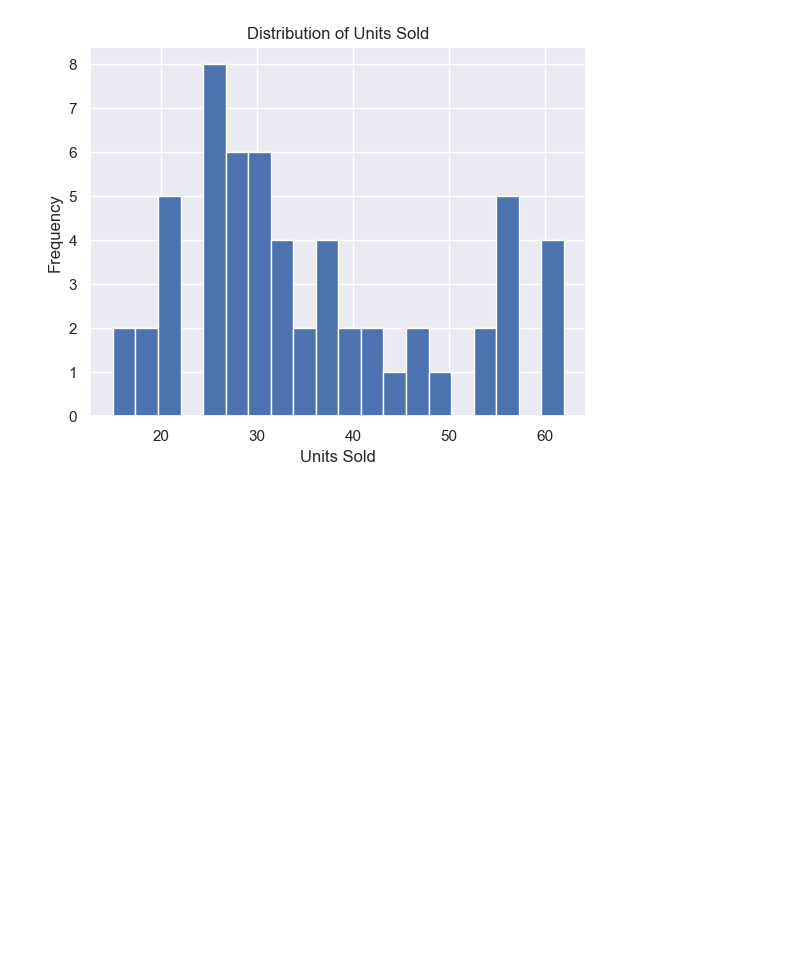
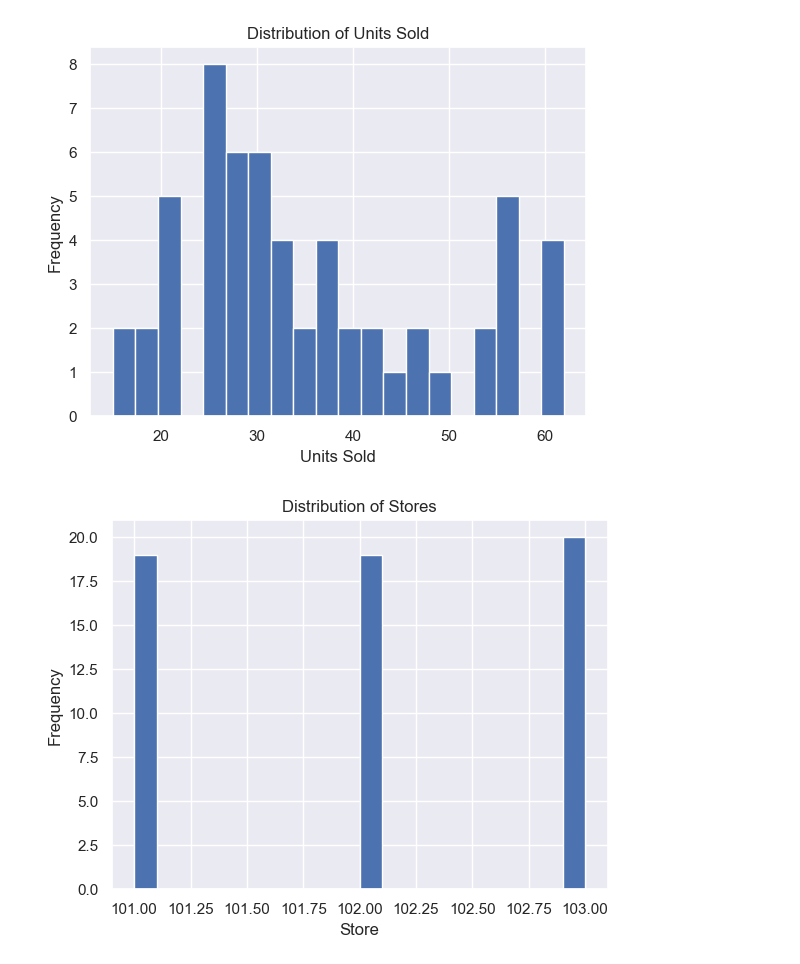
Before and after one commit to nicoherza-pascu/Club_IA-2, a Jupyter notebook: practica.ipynb, the cells around one changed output. Drawn from its saved outputs; the diff is of its cells as text; code cells hidden in the pictures; blank space fills up the shorter version.

```diff
--- a/practica.ipynb
+++ b/practica.ipynb
@@ -261,3 +261,11 @@ plt.title('Distribution of Units Sold')
 plt.show()
 # %% [output]
 [figure]
+# %%
+plt.hist(df['Store'], bins=20)
+plt.xlabel('Store')
+plt.ylabel('Frequency')
+plt.title('Distribution of Stores')
+plt.show()
+# %% [output]
+[figure, added]
```
Also changed, not shown: parts of 3 cells of this notebook.
